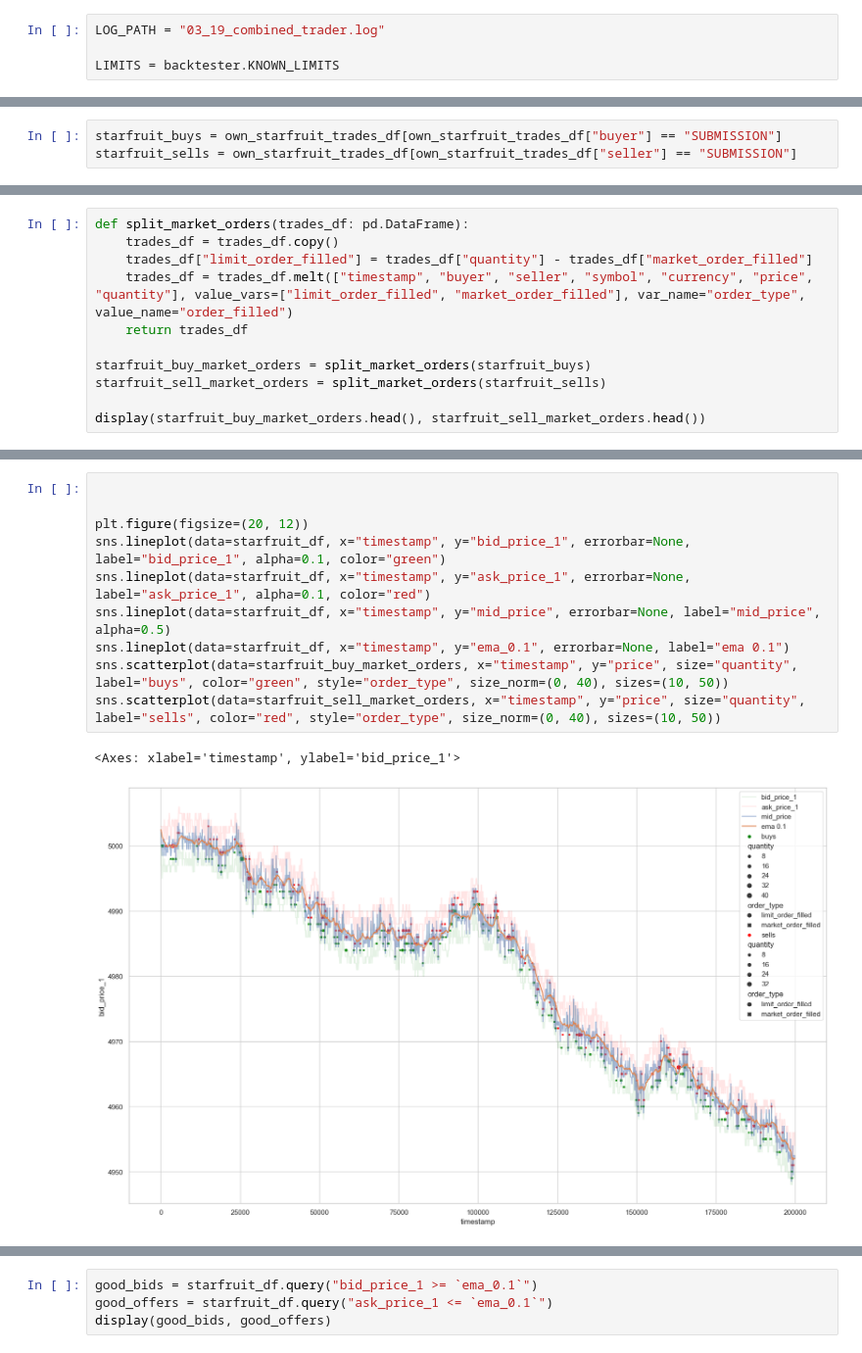
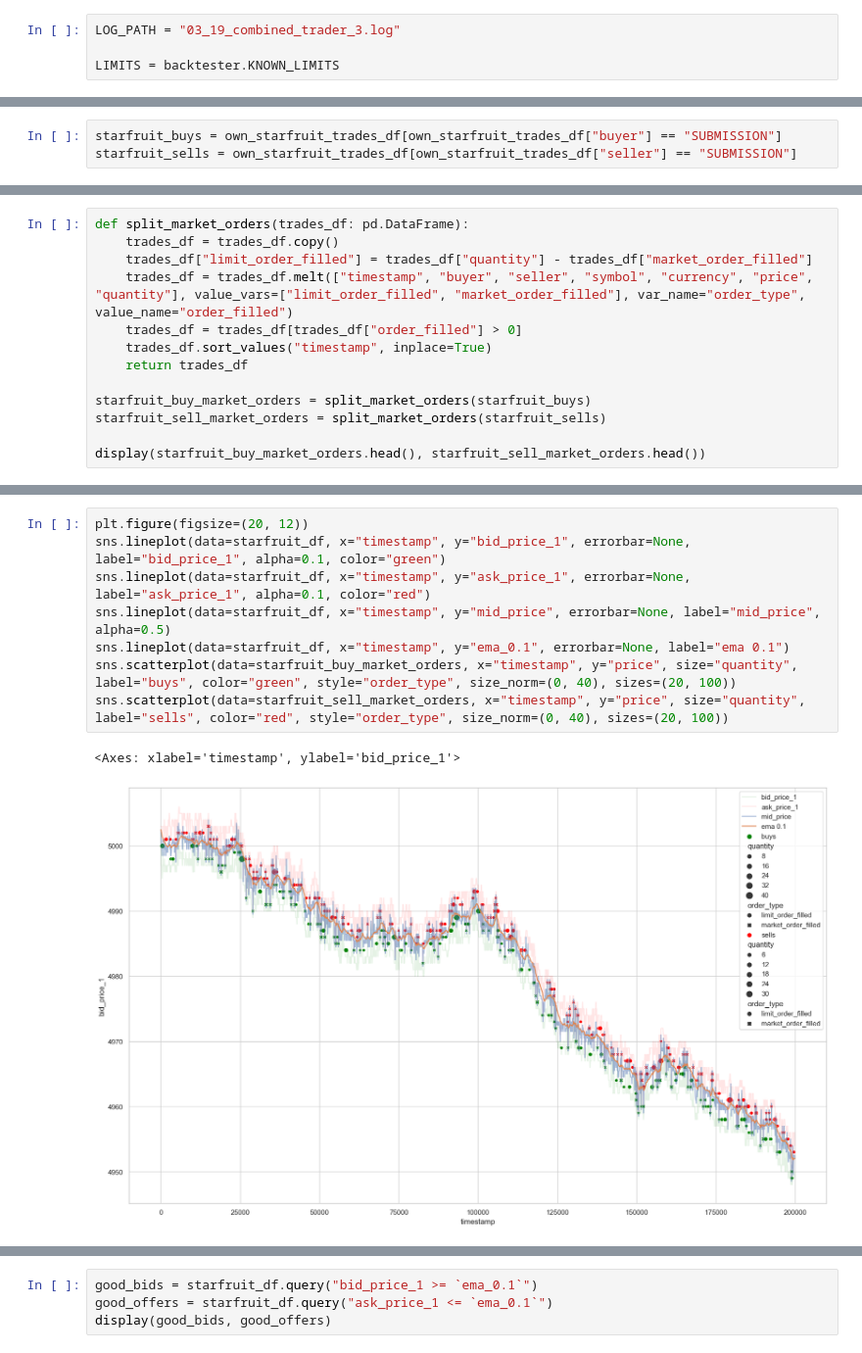
Before and after one commit to dakshox/Prosperity, a Jupyter notebook: tutorial-round/thien-work/market_making.ipynb, the cells around one changed output, grey strips where cells are left out. Shown: that part at 98% size. Drawn from its saved outputs; the diff is of its cells as text.

Commit message:
fix bug: new targets didn't apply to order book trades

```diff
--- a/tutorial-round/thien-work/market_making.ipynb
+++ b/tutorial-round/thien-work/market_making.ipynb
@@ -16,7 +16,7 @@ import math
 # %%
 sns.set_theme(style="whitegrid")
 # %%
-LOG_PATH = "03_19_combined_trader.log"
+LOG_PATH = "03_19_combined_trader_3.log"
 
 LIMITS = backtester.KNOWN_LIMITS
 # %%
@@ -136,6 +152,8 @@ def split_market_orders(trades_df: pd.DataFrame):
     trades_df = trades_df.copy()
     trades_df["limit_order_filled"] = trades_df["quantity"] - trades_df["market_order_filled"]
     trades_df = trades_df.melt(["timestamp", "buyer", "seller", "symbol", "currency", "price", "quantity"], value_vars=["limit_order_filled", "market_order_filled"], var_name="order_type", value_name="order_filled")
+    trades_df = trades_df[trades_df["order_filled"] > 0]
+    trades_df.sort_values("timestamp", inplace=True)
     return trades_df
 
 starfruit_buy_market_orders = split_market_orders(starfruit_buys)
@@ -158,13 +176,11 @@ display(starfruit_buy_market_orders.head(), starfruit_sell_market_orders.head())
 # %%
-
-
 plt.figure(figsize=(20, 12))
 sns.lineplot(data=starfruit_df, x="timestamp", y="bid_price_1", errorbar=None, label="bid_price_1", alpha=0.1, color="green")
 sns.lineplot(data=starfruit_df, x="timestamp", y="ask_price_1", errorbar=None, label="ask_price_1", alpha=0.1, color="red")
 sns.lineplot(data=starfruit_df, x="timestamp", y="mid_price", errorbar=None, label="mid_price", alpha=0.5)
 sns.lineplot(data=starfruit_df, x="timestamp", y="ema_0.1", errorbar=None, label="ema 0.1")
-sns.scatterplot(data=starfruit_buy_market_orders, x="timestamp", y="price", size="quantity", label="buys", color="green", style="order_type", size_norm=(0, 40), sizes=(10, 50))
-sns.scatterplot(data=starfruit_sell_market_orders, x="timestamp", y="price", size="quantity", label="sells", color="red", style="order_type", size_norm=(0, 40), sizes=(10, 50))
+sns.scatterplot(data=starfruit_buy_market_orders, x="timestamp", y="price", size="quantity", label="buys", color="green", style="order_type", size_norm=(0, 40), sizes=(20, 100))
+sns.scatterplot(data=starfruit_sell_market_orders, x="timestamp", y="price", size="quantity", label="sells", color="red", style="order_type", size_norm=(0, 40), sizes=(20, 100))
 # %% [output]
 <Axes: xlabel='timestamp', ylabel='bid_price_1'>
-[figure, old version]
+[figure, new version]
```
Also changed, not shown: parts of 12 cells of this notebook, 6 other files.
